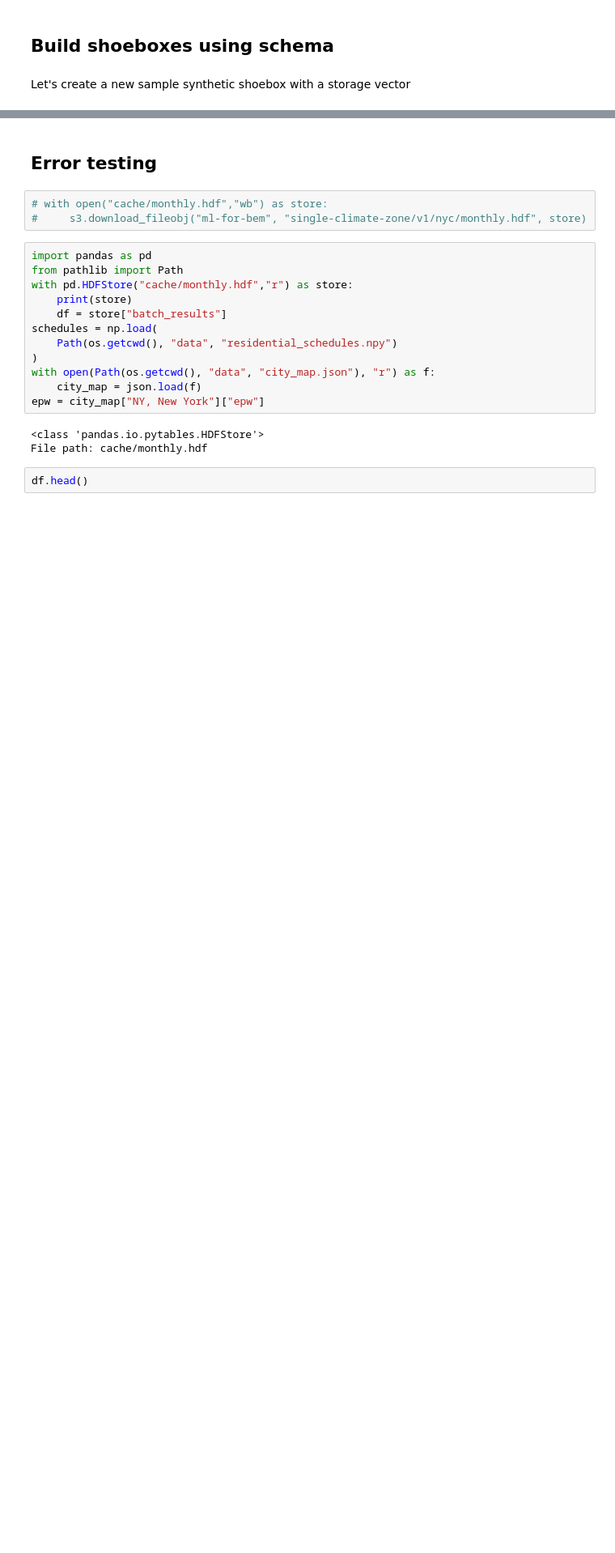
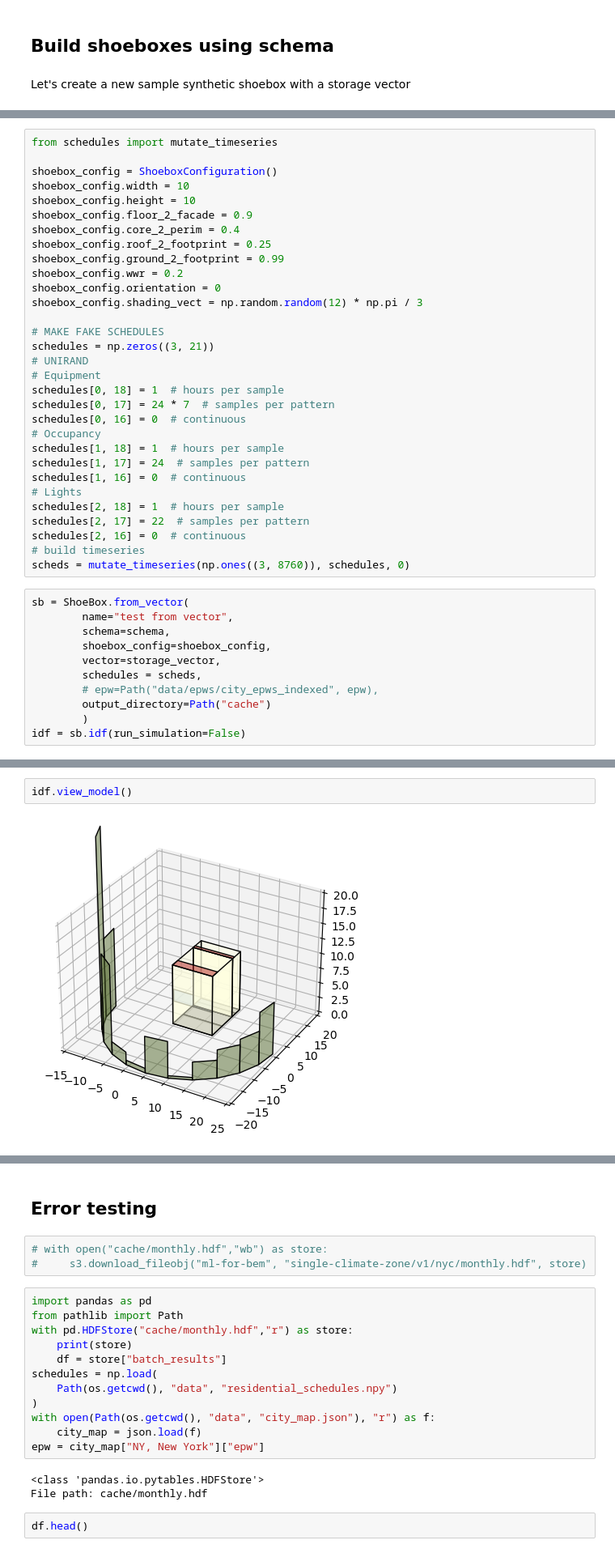
Before and after one commit to szvsw/ml-for-building-energy-modeling, a Jupyter notebook: ml-for-bem/shoebox_tester.ipynb, the cells around one changed output, grey strips where cells are left out. Shown at 81% size. Cells and saved outputs as stored; diff of their text form; blank space fills up the shorter version.

```diff
--- a/ml-for-bem/shoebox_tester.ipynb
+++ b/ml-for-bem/shoebox_tester.ipynb
@@ -178,0 +126,42 @@ whitebox_sim.idf.view_model()
+# %%
+from schedules import mutate_timeseries
+
+shoebox_config = ShoeboxConfiguration()
+shoebox_config.width = 10
+shoebox_config.height = 10
+shoebox_config.floor_2_facade = 0.9
+shoebox_config.core_2_perim = 0.4
+shoebox_config.roof_2_footprint = 0.25
+shoebox_config.ground_2_footprint = 0.99
+shoebox_config.wwr = 0.2
+shoebox_config.orientation = 0
+shoebox_config.shading_vect = np.random.random(12) * np.pi / 3
+
+# MAKE FAKE SCHEDULES
+schedules = np.zeros((3, 21))
+# UNIRAND
+# Equipment
+schedules[0, 18] = 1  # hours per sample
+schedules[0, 17] = 24 * 7  # samples per pattern
+schedules[0, 16] = 0  # continuous
+# Occupancy
+schedules[1, 18] = 1  # hours per sample
+schedules[1, 17] = 24  # samples per pattern
+schedules[1, 16] = 0  # continuous
+# Lights
+schedules[2, 18] = 1  # hours per sample
+schedules[2, 17] = 22  # samples per pattern
+schedules[2, 16] = 0  # continuous
+# build timeseries
+scheds = mutate_timeseries(np.ones((3, 8760)), schedules, 0)
+# %%
+sb = ShoeBox.from_vector(
+        name="test from vector",
+        schema=schema,
+        shoebox_config=shoebox_config,
+        vector=storage_vector,
+        schedules = scheds,
+        # epw=Path("data/epws/city_epws_indexed", epw),
+        output_directory=Path("cache")
+        )
+idf = sb.idf(run_simulation=False)
@@ -178,0 +198,4 @@ whitebox_sim.idf.view_model()
+# %%
+idf.view_model()
+# %% [output]
+[figure, added]
```
Also changed, not shown: parts of 25 cells of this notebook, 8 other files.
